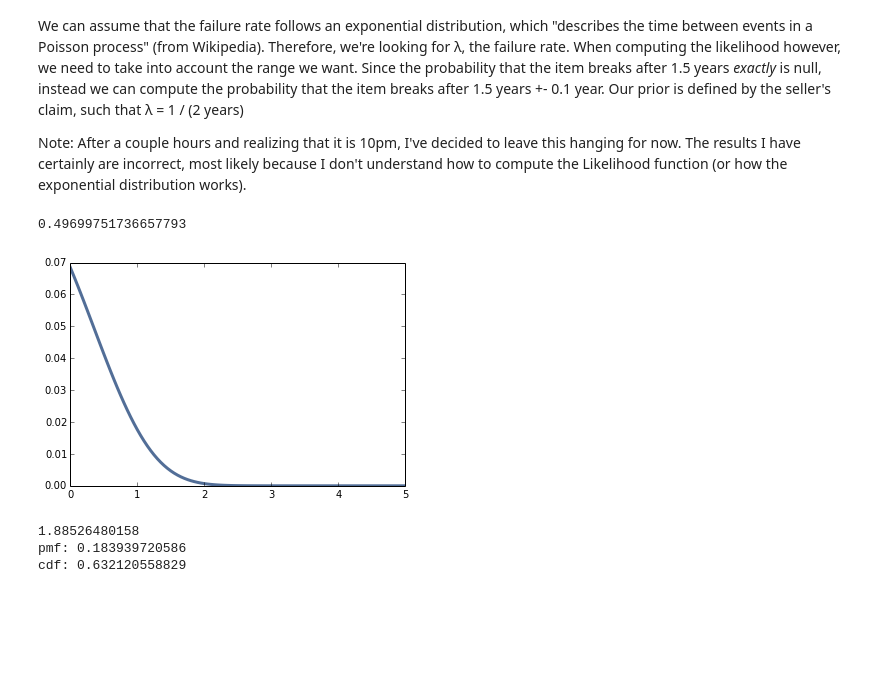
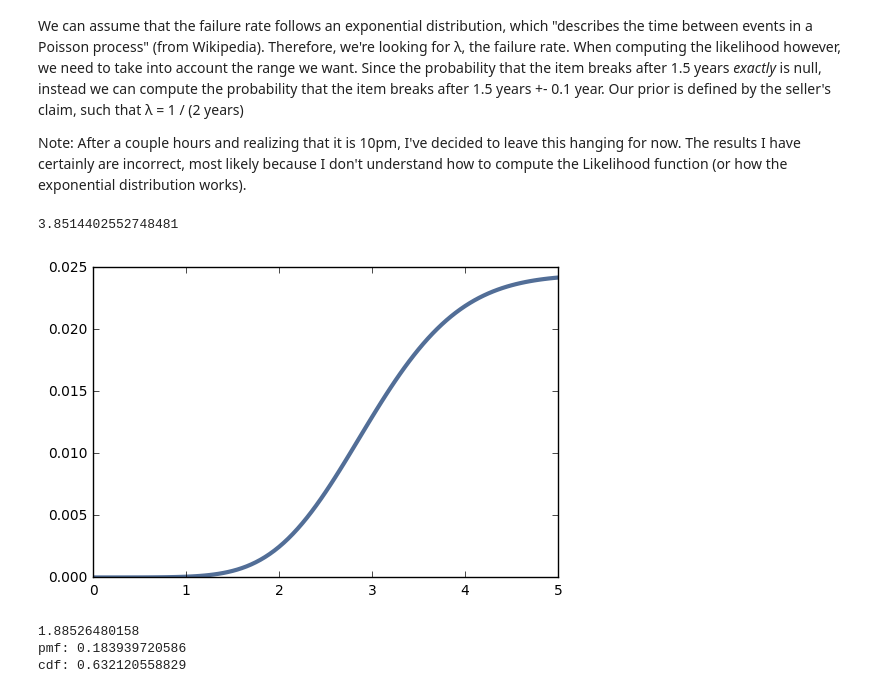
Before and after one commit to MatthewBeaudouinLafon/ThinkBayes2, a Jupyter notebook: code/Report2.ipynb, the cells around one changed output. Saved outputs shown, nothing was run; the diff lists cells and outputs as text; code cells hidden in the pictures; blank space fills up the shorter version.

```diff
--- a/code/Report2.ipynb
+++ b/code/Report2.ipynb
@@ -242,29 +242,28 @@ class Unreliable(Suite):
 #         return EvalExponentialCdf(data,  hypo - self.error) - EvalExponentialCdf(data, hypo + self.error)
 #         return EvalExponentialPdf(data,  hypo)
 #         print(str(hypo) + ' : ' + str(thinkbayes2.EvalNormalCdf(data, hypo)))
-        return thinkbayes2.EvalNormalCdf(data, hypo)
+        return 1 - thinkbayes2.EvalNormalCdf(data, hypo)
 # %%
 priorBetaDistribution = Beta(2.65, 4).MakePmf() # Get inspired by Beta distributions to get our prior
 priorBetaDistribution = Beta(1, 1).MakePmf()
 adjustedPrior = Pmf()
 
 for k, v in priorBetaDistribution.Items():  # Make the prior fit over 5 years
     adjustedPrior[k * 5] = v
 
 adjustedPrior.Normalize()
 
 unreliable = Unreliable(adjustedPrior)
 unreliable.Update(2) # This shouldn't move the pmf laterally because I'm updating at the mean
 unreliable.Update(2.6)
 unreliable.Update(0.7)
 unreliable.Update(1.1)
 
 thinkplot.Pdf(unreliable)
-thinkplot.Pdf()
 unreliable.Mean()
 # %% [output]
-0.49699751736657793
+3.8514402552748481
-[figure, old version]
+[figure, new version]
 # %%
 # Experimenting with exponential pdf
 lam = 1.0/2
```
Also changed, not shown: 1 other file.
